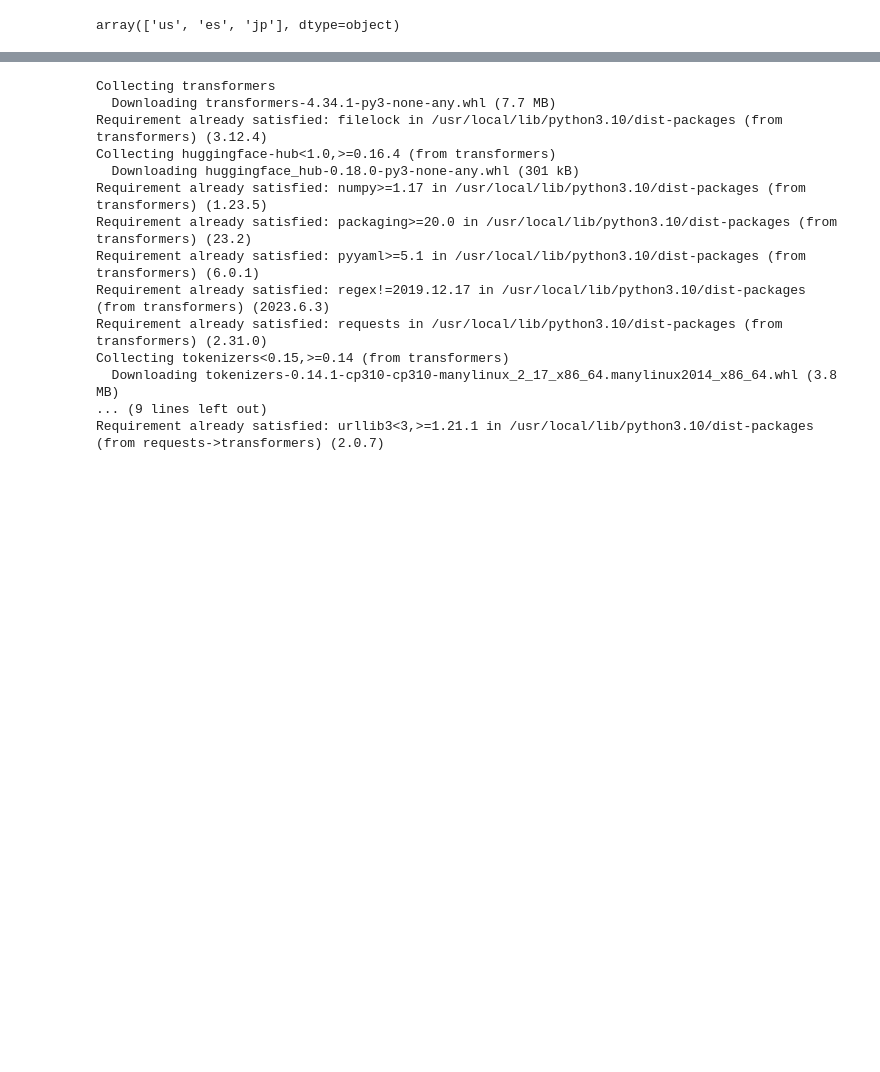
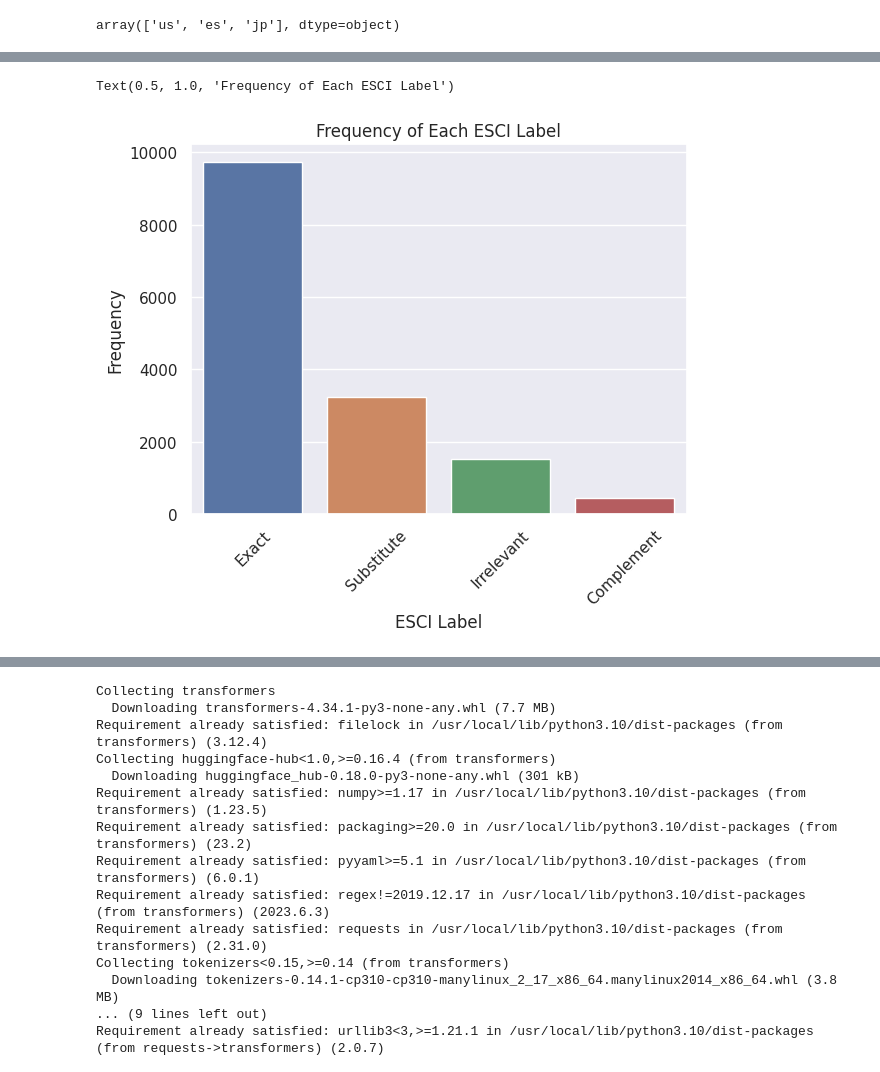
Before and after one commit to amhaiskar0921/BTTAIAmazonProject, a Jupyter notebook: Amazon_Project_Team_A.ipynb, the cells around one changed output, grey strips where cells are left out. Drawn from its saved outputs; the diff is of its cells as text; code cells hidden in the pictures; blank space fills up the shorter version.

```diff
--- a/Amazon_Project_Team_A.ipynb
+++ b/Amazon_Project_Team_A.ipynb
@@ -157,3 +169,14 @@ dtype: int64
+# %%
+#plotting class imbalance
+data = df_merged_no_null['esci_label'].value_counts()
+sns.barplot(x=["Exact","Substitute","Irrelevant","Complement"], y=data.values)
+plt.xticks(rotation=45)
+plt.xlabel('ESCI Label')
+plt.ylabel('Frequency')
+plt.title('Frequency of Each ESCI Label')
+# %% [output]
+Text(0.5, 1.0, 'Frequency of Each ESCI Label')
+[figure, added]
 # %%
 df_merged_no_null[df_merged_no_null['product_id'] == 'B07RF1XD36']
 # %% [output]
```
Also changed, not shown: parts of 11 cells of this notebook.
